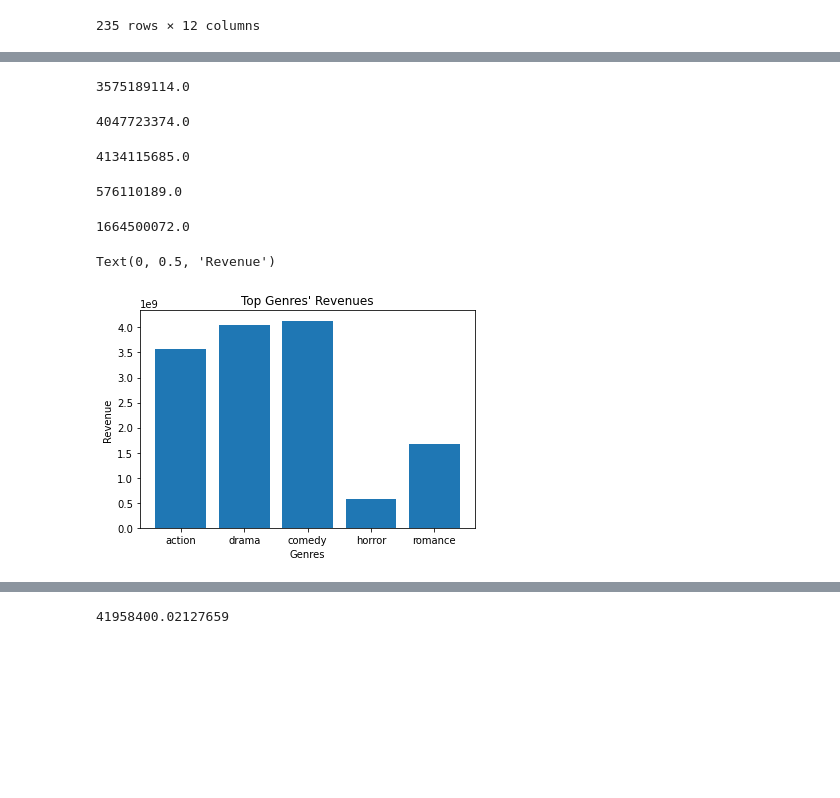
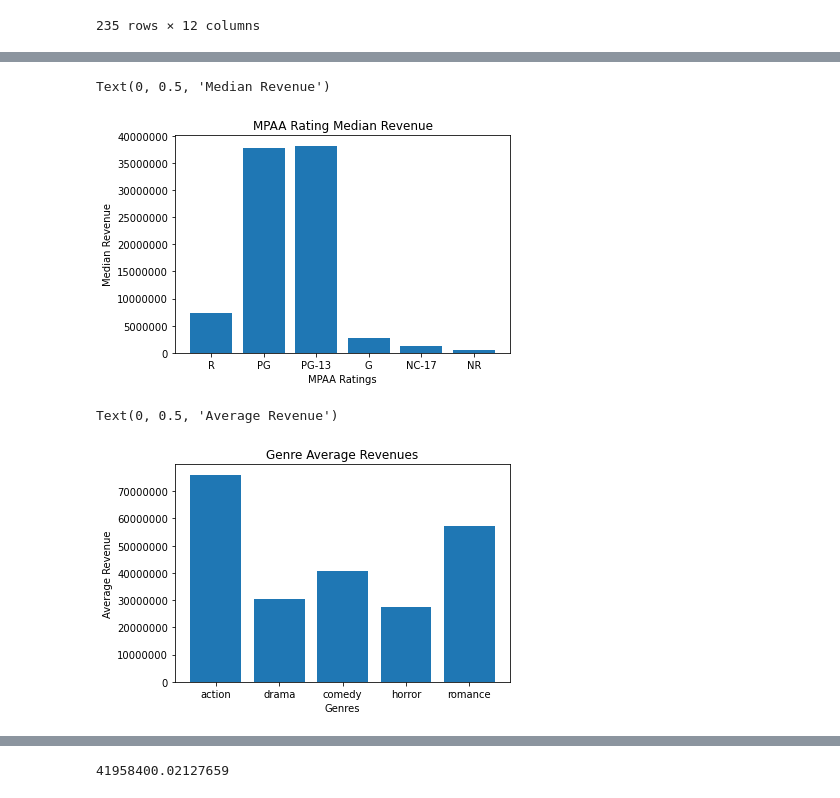
Before and after one commit to jumholtz/AIOverlordSupporters, a Jupyter notebook: student.ipynb, the cells around one changed output, grey strips where cells are left out. Cells and saved outputs as stored; diff of their text form; code cells hidden in the pictures; blank space fills up the shorter version.

```diff
--- a/student.ipynb
+++ b/student.ipynb
@@ -118,44 +195,50 @@ See the caveats in the documentation: https://pandas.pydata.org/pandas-docs/stab
+# %%
+fig, ax=plt.subplots()
+plt.ticklabel_format(style='plain')
+ax.bar(ratings_dict_med.keys(),ratings_dict_med.values() )
+
+
+
+ax.set_title("MPAA Rating Median Revenue")
+ax.set_xlabel("MPAA Ratings")
+ax.set_ylabel("Median Revenue")
+# %% [output]
+Text(0, 0.5, 'Median Revenue')
+[figure, added]
 # %%
 action = movie_info[movie_info['genre'].str.contains('Action')]
-action_rev=sum(action['box_office'])
-action_rev
+action_rev=action['box_office'].mean()
+action_med=action['box_office'].median()
-# %% [output]
-3575189114.0
 # %%
 drama = movie_info[movie_info['genre'].str.contains('Drama')]
-drama_rev=sum(drama['box_office'])
-drama_rev
+drama_rev=drama['box_office'].mean()
+drama_med=drama['box_office'].median()
-# %% [output]
-4047723374.0
 # %%
 comedy = movie_info[movie_info['genre'].str.contains('Comedy')]
-comedy_rev=sum(comedy['box_office'])
-comedy_rev
+comedy_rev=comedy['box_office'].mean()
+comedy_med=comedy['box_office'].median()
-# %% [output]
-4134115685.0
 # %%
 horror = movie_info[movie_info['genre'].str.contains('Horror')]
-horror_rev=sum(horror['box_office'])
-horror_rev
+horror_rev=horror['box_office'].mean()
+horror_med=horror['box_office'].median()
-# %% [output]
-576110189.0
 # %%
 romance = movie_info[movie_info['genre'].str.contains('Romance')]
-romance_rev=sum(romance['box_office'])
-romance_rev
+romance_rev=romance['box_office'].mean()
+romance_med=romance['box_office'].median()
-# %% [output]
-1664500072.0
 # %%
 top_genres_rev = {'action':action_rev,'drama':drama_rev,'comedy':comedy_rev,'horror':horror_rev,'romance':romance_rev}
 # %%
 fig, ax=plt.subplots()
+plt.ticklabel_format(style='plain')
 ax.bar(top_genres_rev.keys(),top_genres_rev.values() )
 
 
 
-ax.set_title("Top Genres' Revenues")
+
+
+ax.set_title("Genre Average Revenues")
 ax.set_xlabel("Genres")
-ax.set_ylabel("Revenue")
+ax.set_ylabel("Average Revenue")
 # %% [output]
-Text(0, 0.5, 'Revenue')
+Text(0, 0.5, 'Average Revenue')
-[figure, old version]
+[figure, new version]
```
Also changed, not shown: parts of 18 cells of this notebook.
